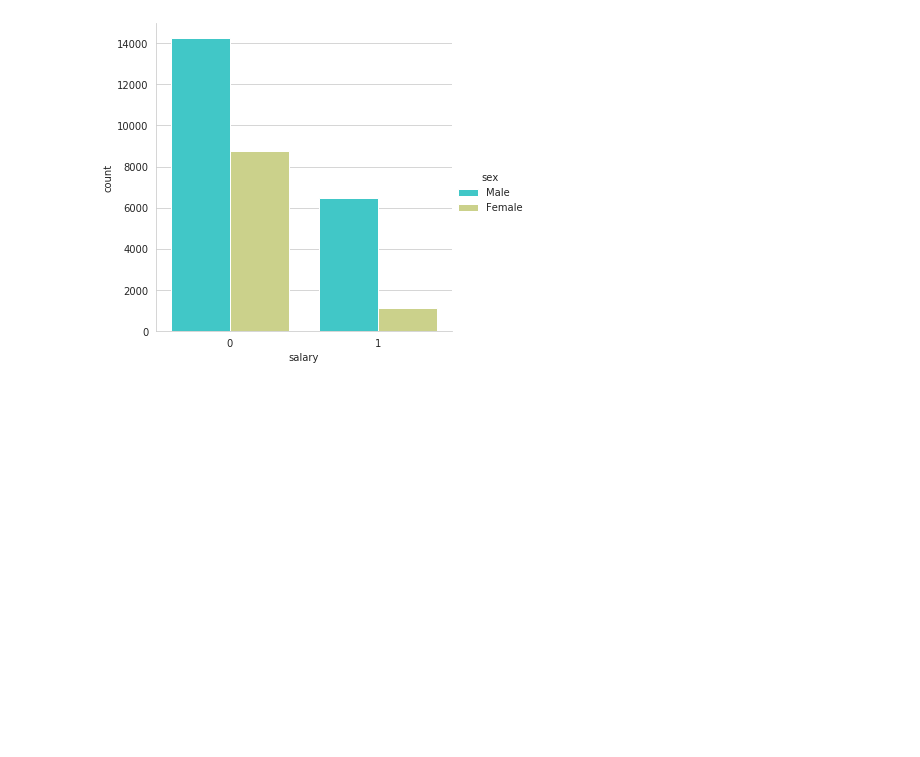
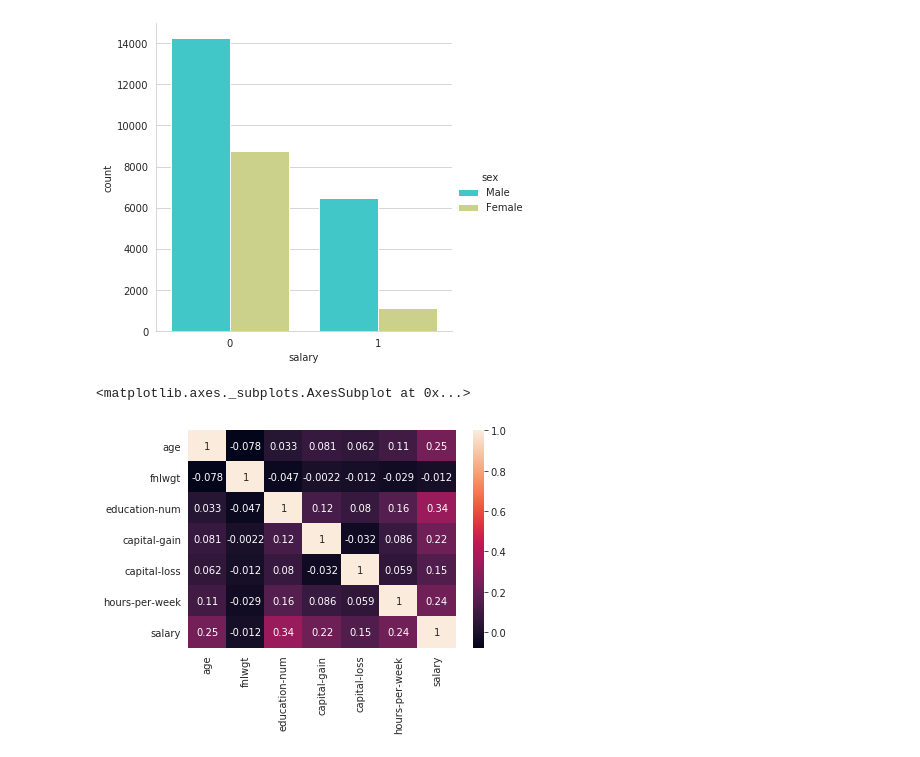
Before and after one commit to Arx1971/Predict-Person-Yearly-Salary, a Jupyter notebook: FinalProject_Spring2020.ipynb, the cells around one changed output. Drawn from its saved outputs; the diff is of its cells as text; code cells hidden in the pictures; blank space fills up the shorter version.

Commit message:
Graph Plotted

```diff
--- a/FinalProject_Spring2020.ipynb
+++ b/FinalProject_Spring2020.ipynb
@@ -203,3 +203,8 @@ sns.factorplot('salary', kind='count', hue='sex', data=df,palette='rainbow')
 # %% [output]
 <seaborn.axisgrid.FacetGrid at 0x...>
 [figure]
+# %%
+sns.heatmap(df.corr(), annot=True)
+# %% [output]
+<matplotlib.axes._subplots.AxesSubplot at 0x...>
+[figure, added]
```
